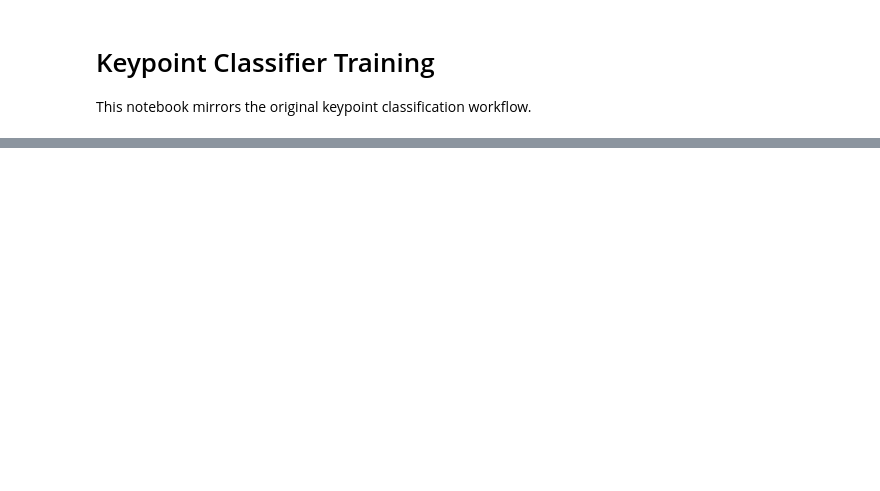
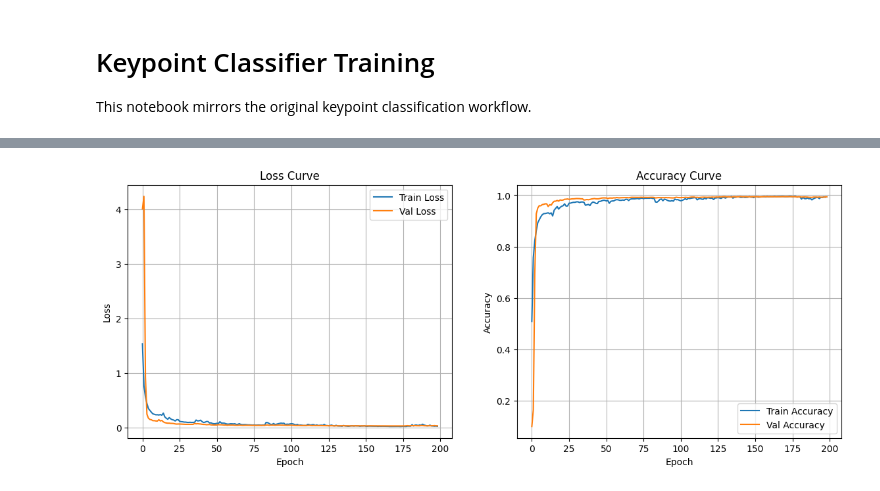
Before and after one commit to NatBrian/mediapipe-hand-recognition, a Jupyter notebook: notebooks/keypoint_training.ipynb, the cells around one changed output, grey strips where cells are left out. Drawn from its saved outputs; the diff is of its cells as text; code cells hidden in the pictures; blank space fills up the shorter version.

```diff
--- a/notebooks/keypoint_training.ipynb
+++ b/notebooks/keypoint_training.ipynb
@@ -19,5 +20,8 @@ X_dataset = np.loadtxt(DATASET_PATH, delimiter=',', dtype='float32', usecols=lis
 y_dataset = np.loadtxt(DATASET_PATH, delimiter=',', dtype='int32', usecols=(0,))
 
 X_train, X_test, y_train, y_test = train_test_split(
-    X_dataset, y_dataset, train_size=0.75, random_state=RANDOM_SEED
+    X_dataset, y_dataset,
+    train_size=0.75,
+    random_state=RANDOM_SEED,
+    stratify=y_dataset  # 关键：按类别分层，避免数据偏移
 )
@@ -35,12 +148,12 @@ model.compile(optimizer='adam', loss='sparse_categorical_crossentropy', metrics=
 # %%
 checkpoint_cb = tf.keras.callbacks.ModelCheckpoint(str(MODEL_SAVE_PATH), save_best_only=True)
-early_stop_cb = tf.keras.callbacks.EarlyStopping(patience=20, restore_best_weights=True)
 # %%
+
 history = model.fit(
-    X_train,
-    y_train,
-    epochs=1000,
+    X_train_aug, y_train,
+    validation_data=(X_test, y_test),
+    epochs=300,
     batch_size=128,
-    validation_data=(X_test, y_test),
-    callbacks=[checkpoint_cb, early_stop_cb],
+    callbacks=[checkpoint_cb,early_stop_cb],  # ✅ 在这里传入
+    verbose=1
 )
@@ -52,0 +204,64 @@ TFLITE_SAVE_PATH.write_bytes(tflite_quantized_model)
+# %%
+import matplotlib.pyplot as plt
+import numpy as np
+from sklearn.metrics import confusion_matrix, ConfusionMatrixDisplay, classification_report
+
+# =============================
+# 1. 绘制 Loss 和 Accuracy 曲线
+# =============================
+
+plt.figure(figsize=(14, 5))
+
+# ---- Loss ----
+plt.subplot(1, 2, 1)
+plt.plot(history.history['loss'], label="Train Loss")
+plt.plot(history.history['val_loss'], label="Val Loss")
+plt.title("Loss Curve")
+plt.xlabel("Epoch")
+plt.ylabel("Loss")
+plt.legend()
+plt.grid(True)
+
+# ---- Accuracy ----
+plt.subplot(1, 2, 2)
+plt.plot(history.history['accuracy'], label="Train Accuracy")
+plt.plot(history.history['val_accuracy'], label="Val Accuracy")
+plt.title("Accuracy Curve")
+plt.xlabel("Epoch")
+plt.ylabel("Accuracy")
+plt.legend()
+plt.grid(True)
+
+plt.show()
+
+
+# =============================
+# 2. 打印 Test Set 评估指标
+# =============================
+
+test_loss, test_acc = model.evaluate(X_test, y_test, verbose=0)
+print(f"\n📌 Test Loss: {test_loss:.4f}")
+print(f"📌 Test Accuracy: {test_acc:.4f}")
+
+
+# =============================
+# 3. 混淆矩阵 + 可视化
+# =============================
+
+y_pred = np.argmax(model.predict(X_test), axis=1)
+
+cm = confusion_matrix(y_test, y_pred)
+
+plt.figure(figsize=(6, 6))
+disp = ConfusionMatrixDisplay(confusion_matrix=cm)
+disp.plot(cmap="Blues", values_format='d')
+plt.title("Confusion Matrix")
+plt.show()
+
+# =============================
+# 4. 精确率/召回率/F1
+# =============================
+print("\n📌 Classification Report:")
+print(classification_report(y_test, y_pred))
+# %% [output]
+[figure, added]
```
Also changed, not shown: parts of 12 cells of this notebook, 5 other files.
